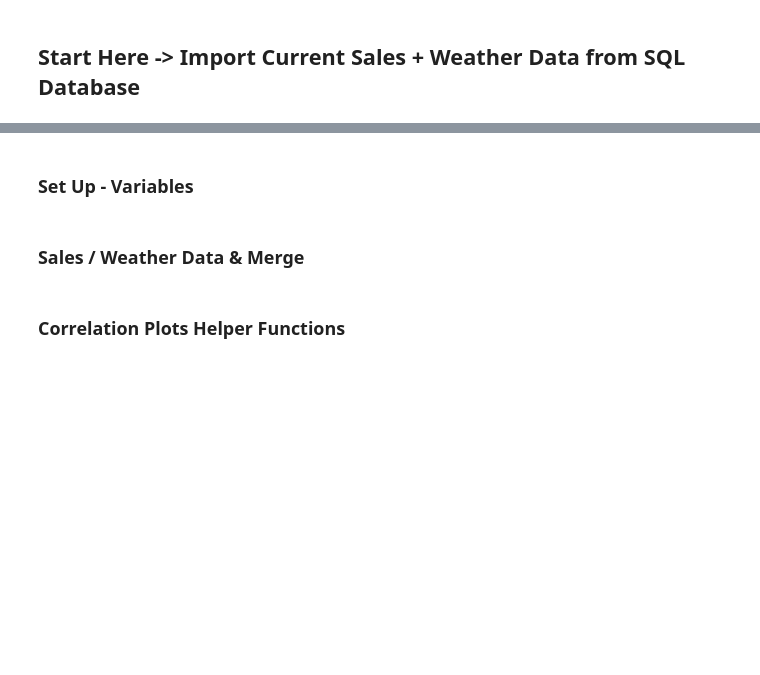
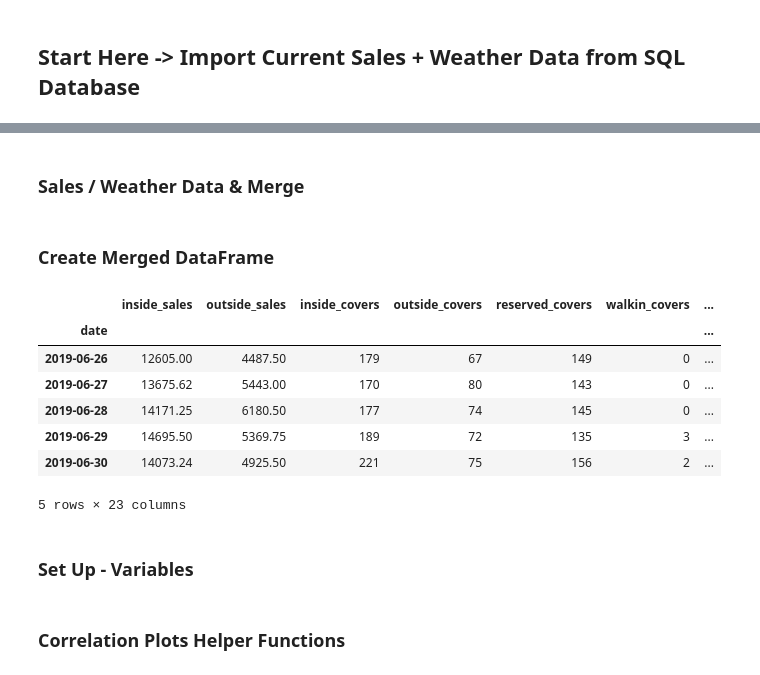
Before and after one commit to maks-p/restaurant_sales_forecasting, a Jupyter notebook: final_model.ipynb, the cells around one changed output, grey strips where cells are left out. Saved outputs shown, nothing was run; the diff lists cells and outputs as text; code cells hidden in the pictures; blank space fills up the shorter version.

```diff
--- a/final_model.ipynb
+++ b/final_model.ipynb
@@ -174,0 +86,23 @@ Data as of 2019-07-07 00:00:00
+# %%
+def import_current_sales():
+
+    # Set up a connection to the postgres server.
+    conn_string = "host="+ PGHOST +" port="+ "5432" +" dbname="+ PGDATABASE +" user=" + PGUSER \
+                  +" password="+ PGPASSWORD
+
+    with psycopg2.connect(conn_string) as conn:
+
+        sales_data = pd.read_sql_query("""SELECT *
+                                          FROM sales""", conn)
+
+        resy_data = pd.read_sql_query("""SELECT *
+                                            FROM reservations""", conn)
+
+        weather_data = pd.read_sql_query("""SELECT *
+                                            FROM weather""", conn)
+
+    current_date = sales_data.date.max()
+
+    return sales_data, resy_data, weather_data, current_date
+
+sales_data, resy_data, weather_data, current_date = import_current_sales()
@@ -174,0 +136,2 @@ Data as of 2019-07-07 00:00:00
+# %% [markdown]
+###  Sales / Weather Data & Merge
@@ -174,0 +178,13 @@ Data as of 2019-07-07 00:00:00
+# %% [markdown]
+### Create Merged DataFrame
+# %%
+merged = importMerge(sales_data, resy_data, weather_data)
+# %%
+df = merged.import_clean_merge()
+# %%
+df['total_sales'] = df['inside_sales'] + df['outside_sales']
+df['total_covers'] = df['inside_covers'] + df['outside_covers']
+
+df['total_ppa'] = df['total_sales'] / df['total_covers']
+df['inside_ppa'] = df['inside_sales'] / df['inside_covers']
+df['outside_ppa'] = df['outside_sales'] / df['outside_covers']
@@ -175,3 +193,14 @@ Data as of 2019-07-07 00:00:00
+# %%
+df.tail()
+# %% [output]
+|  | inside_sales | outside_sales | inside_covers | outside_covers | reserved_covers | walkin_covers | ... |
+| date |  |  |  |  |  |  | ... |
+| 2019-06-26 | 12605.00 | 4487.50 | 179 | 67 | 149 | 0 | ... |
+| 2019-06-27 | 13675.62 | 5443.00 | 170 | 80 | 143 | 0 | ... |
+| 2019-06-28 | 14171.25 | 6180.50 | 177 | 74 | 145 | 0 | ... |
+| 2019-06-29 | 14695.50 | 5369.75 | 189 | 72 | 135 | 3 | ... |
+| 2019-06-30 | 14073.24 | 4925.50 | 221 | 75 | 156 | 2 | ... |
+5 rows × 23 columns
 # %% [markdown]
 ###  Set Up - Variables
 # %%
@@ -206,5 +238,3 @@ train_date_end = '2018-12-31'
 
 # Closed Days
 additional_closed_dates = ['2018-12-24', '2017-12-24', '2017-02-05', '2017-03-14', '2018-01-01', '2018-02-04', '2019-02-03']
-# %% [markdown]
-###  Sales / Weather Data & Merge
```
Also changed, not shown: parts of 22 cells of this notebook, 7 other files.
